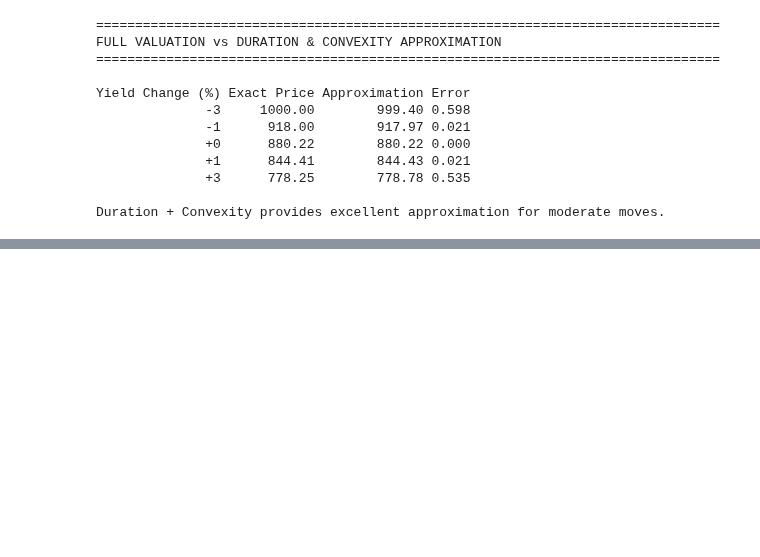
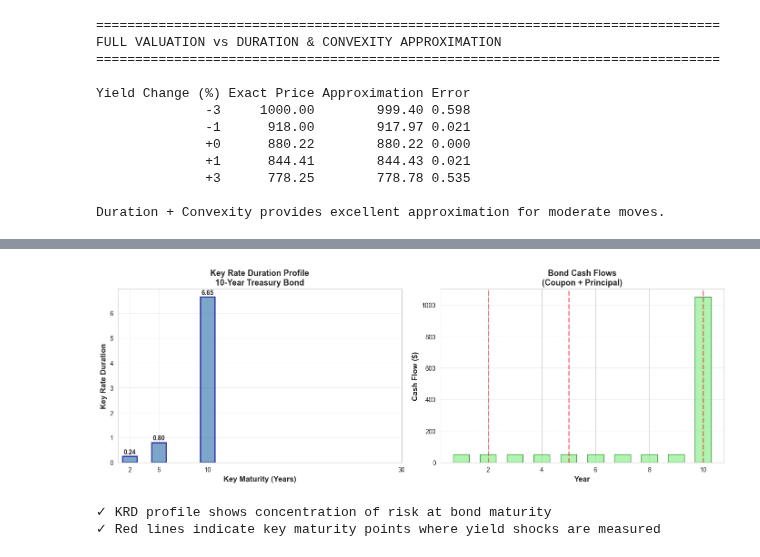
Before and after one commit to andreassteinerconsulting/python_notebooks, a Jupyter notebook: Fixed_Income_Analytics.ipynb, the cells around one changed output, grey strips where cells are left out. Drawn from its saved outputs; the diff is of its cells as text; code cells hidden in the pictures; blank space fills up the shorter version.

```diff
--- a/Fixed_Income_Analytics.ipynb
+++ b/Fixed_Income_Analytics.ipynb
@@ -2361,0 +2473,45 @@ KRD essential for capturing curve risk in fixed income portfolios.
+# %%
+# Visualize KRD profile
+fig, (ax1, ax2) = plt.subplots(1, 2, figsize=(14, 5))
+
+# Plot 1: KRD by maturity
+maturities_plot = [k for k in key_maturities if k <= bond_params['years']]
+krds_plot = [krds[f'KRD_{k}Y'] for k in maturities_plot]
+
+ax1.bar(maturities_plot, krds_plot, width=1.5, color='steelblue',
+        edgecolor='darkblue', alpha=0.7, linewidth=2)
+ax1.set_xlabel('Key Maturity (Years)', fontsize=12, fontweight='bold')
+ax1.set_ylabel('Key Rate Duration', fontsize=12, fontweight='bold')
+ax1.set_title('Key Rate Duration Profile\n10-Year Treasury Bond',
+              fontsize=13, fontweight='bold')
+ax1.grid(True, alpha=0.3)
+ax1.set_xticks(key_maturities)
+
+# Add value labels on bars
+for i, (mat, krd) in enumerate(zip(maturities_plot, krds_plot)):
+    ax1.text(mat, krd + 0.1, f'{krd:.2f}', ha='center', fontsize=10, fontweight='bold')
+
+# Plot 2: Cash flow timeline
+times = range(1, bond_params['years'] + 1)
+coupons = [bond_params['coupon']] * (bond_params['years'] - 1) + [bond_params['coupon'] + bond_params['face']]
+
+ax2.bar(times, coupons, width=0.6, color='lightgreen', edgecolor='darkgreen', alpha=0.7)
+ax2.set_xlabel('Year', fontsize=12, fontweight='bold')
+ax2.set_ylabel('Cash Flow ($)', fontsize=12, fontweight='bold')
+ax2.set_title('Bond Cash Flows\n(Coupon + Principal)', fontsize=13, fontweight='bold')
+ax2.grid(True, alpha=0.3, axis='y')
+
+# Highlight key maturity points
+for key_mat in maturities_plot:
+    if key_mat <= bond_params['years']:
+        ax2.axvline(key_mat, color='red', linestyle='--', linewidth=2, alpha=0.5)
+
+plt.tight_layout()
+plt.show()
+
+print("\n✓ KRD profile shows concentration of risk at bond maturity")
+print("✓ Red lines indicate key maturity points where yield shocks are measured")
+# %% [output]
+[figure, added]
+✓ KRD profile shows concentration of risk at bond maturity
+✓ Red lines indicate key maturity points where yield shocks are measured
```
Also changed, not shown: parts of 21 cells of this notebook.
